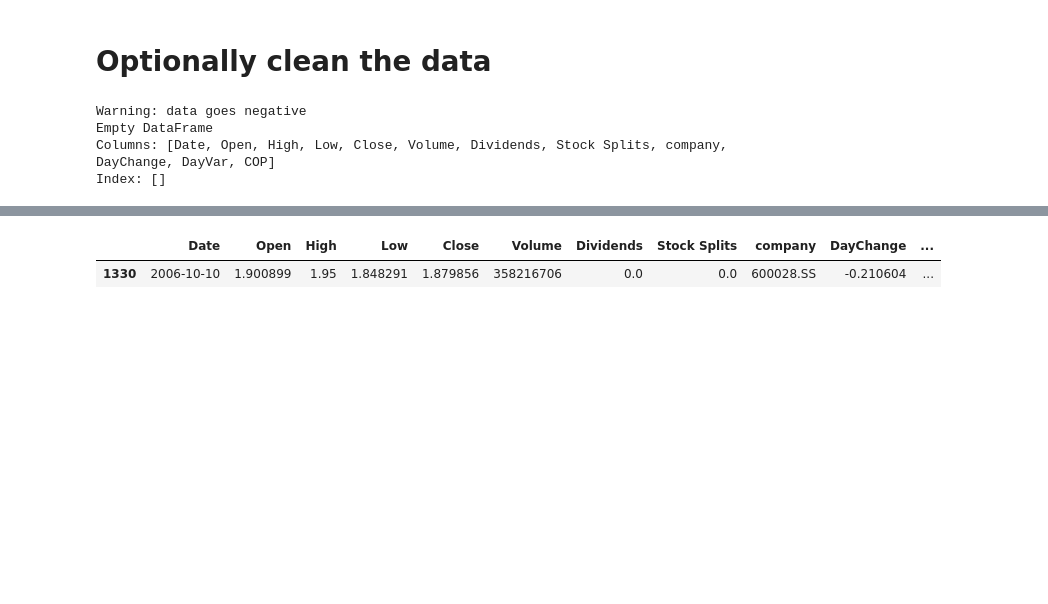
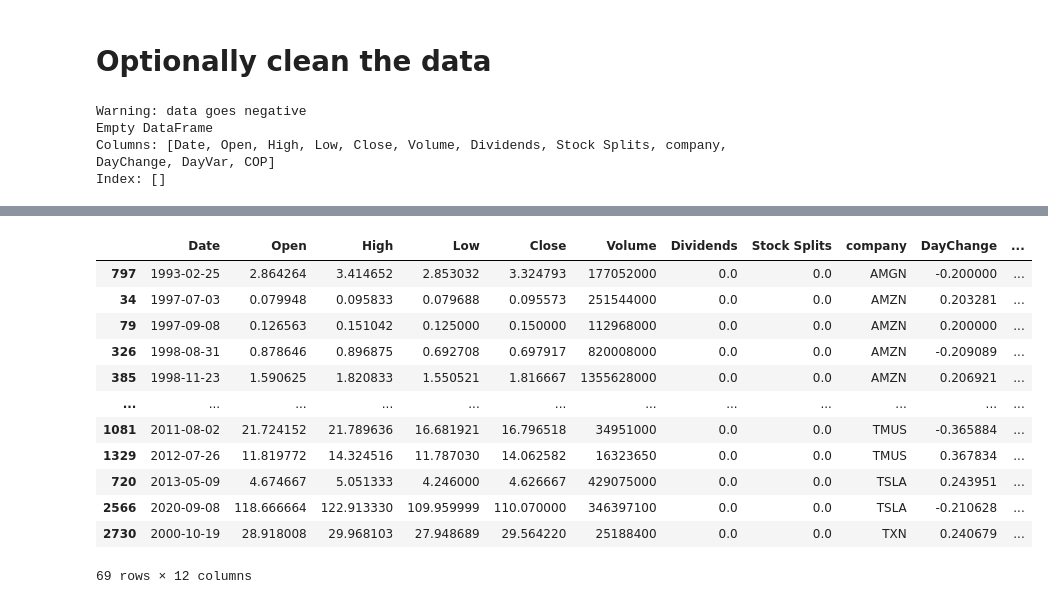
Before and after one commit to Rlamboll/HowStocksJudgeCops, a Jupyter notebook: 03_FitLinearModel.ipynb, the cells around one changed output, grey strips where cells are left out. Saved outputs shown, nothing was run; the diff lists cells and outputs as text; code cells hidden in the pictures; blank space fills up the shorter version.

```diff
--- a/03_FitLinearModel.ipynb
+++ b/03_FitLinearModel.ipynb
@@ -259,7 +257,18 @@ all_data[((all_data["DayChange"] <-0.5) | (all_data["DayChange"] >0.5))]
 # %%
 all_data = all_data[((all_data["DayChange"] >-0.5) & (all_data["DayChange"] < 0.5))]
 # %%
-all_data[((all_data["DayChange"] <-0.2) | (all_data["DayChange"] >0.2))&((all_data["Volume"]<1000)|(all_data["Volume"].shift(1)<1000)|(all_data["Volume"].shift(-1)<1000))]
+all_data[((all_data["DayChange"] <-0.2) | (all_data["DayChange"] >0.2))]
 # %% [output]
 |  | Date | Open | High | Low | Close | Volume | Dividends | Stock Splits | company | DayChange | ... |
-| 1330 | 2006-10-10 | 1.900899 | 1.95 | 1.848291 | 1.879856 | 358216706 | 0.0 | 0.0 | 600028.SS | -0.210604 | ... |
+| 797 | 1993-02-25 | 2.864264 | 3.414652 | 2.853032 | 3.324793 | 177052000 | 0.0 | 0.0 | AMGN | -0.200000 | ... |
+| 34 | 1997-07-03 | 0.079948 | 0.095833 | 0.079688 | 0.095573 | 251544000 | 0.0 | 0.0 | AMZN | 0.203281 | ... |
+| 79 | 1997-09-08 | 0.126563 | 0.151042 | 0.125000 | 0.150000 | 112968000 | 0.0 | 0.0 | AMZN | 0.200000 | ... |
+| 326 | 1998-08-31 | 0.878646 | 0.896875 | 0.692708 | 0.697917 | 820008000 | 0.0 | 0.0 | AMZN | -0.209089 | ... |
+| 385 | 1998-11-23 | 1.590625 | 1.820833 | 1.550521 | 1.816667 | 1355628000 | 0.0 | 0.0 | AMZN | 0.206921 | ... |
+| ... | ... | ... | ... | ... | ... | ... | ... | ... | ... | ... | ... |
+| 1081 | 2011-08-02 | 21.724152 | 21.789636 | 16.681921 | 16.796518 | 34951000 | 0.0 | 0.0 | TMUS | -0.365884 | ... |
+| 1329 | 2012-07-26 | 11.819772 | 14.324516 | 11.787030 | 14.062582 | 16323650 | 0.0 | 0.0 | TMUS | 0.367834 | ... |
+| 720 | 2013-05-09 | 4.674667 | 5.051333 | 4.246000 | 4.626667 | 429075000 | 0.0 | 0.0 | TSLA | 0.243951 | ... |
+| 2566 | 2020-09-08 | 118.666664 | 122.913330 | 109.959999 | 110.070000 | 346397100 | 0.0 | 0.0 | TSLA | -0.210628 | ... |
+| 2730 | 2000-10-19 | 28.918008 | 29.968103 | 27.948689 | 29.564220 | 25188400 | 0.0 | 0.0 | TXN | 0.240679 | ... |
+69 rows × 12 columns
```
Also changed, not shown: parts of 20 cells of this notebook, 5 other files.
